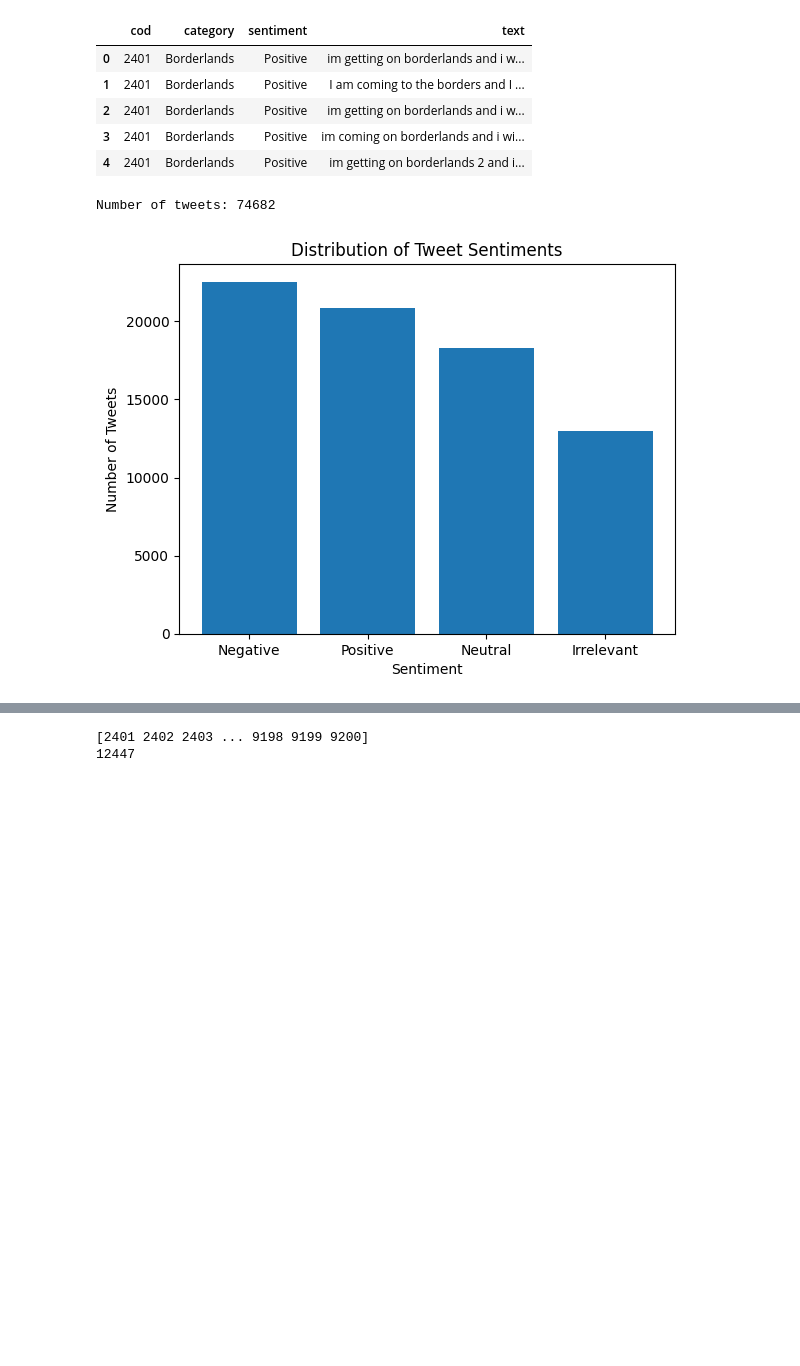
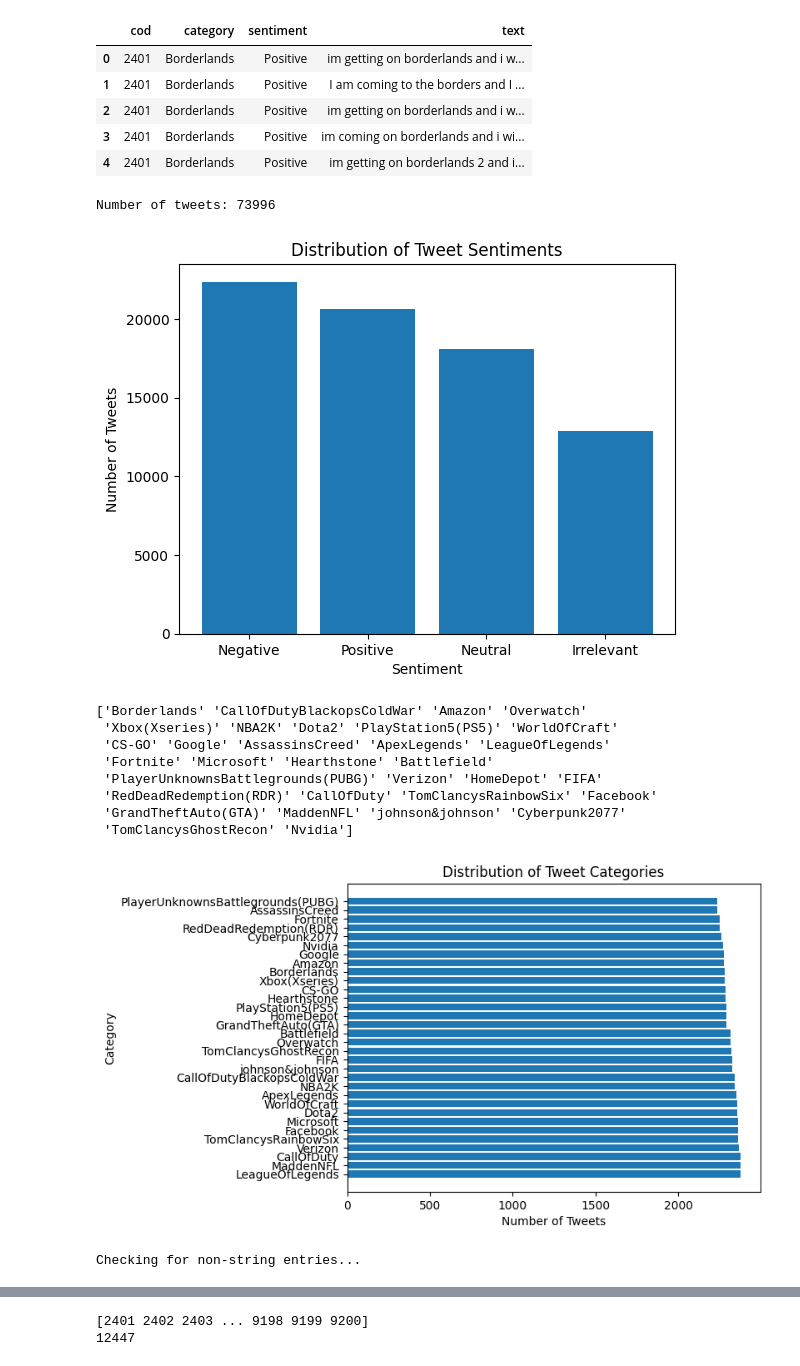
Before and after one commit to elenanespolo/Sentiment_Sarcasm_Analysis, a Jupyter notebook: dataset.ipynb, the cells around one changed output, grey strips where cells are left out. Drawn from its saved outputs; the diff is of its cells as text; code cells hidden in the pictures; blank space fills up the shorter version.

```diff
--- a/dataset.ipynb
+++ b/dataset.ipynb
@@ -14,7 +14,14 @@ from tqdm import tqdm
 
 Taken from: https://www.geeksforgeeks.org/nlp/dataset-for-sentiment-analysis/
 # %%
-df_twitter = pd.read_csv('twitter_sentiment_analysis.csv', header=None, names=['cod', 'category', 'sentiment', 'text'])
+df_twitter = pd.read_csv(
+    'dataset/twitter/twitter_sentiment_analysis.csv',
+    header=0,
+    names=['cod', 'category', 'sentiment', 'text']
+)
+# drop na
+df_twitter = df_twitter.dropna()
+
 df_twitter.head()
 # %% [output]
 |  | cod | category | sentiment | text |
@@ -26,12 +33,55 @@ df_twitter.head()
 # %%
 print("Number of tweets:", len(df_twitter))
 
 sentiment_counts = df_twitter['sentiment'].value_counts()
 plt.bar(sentiment_counts.index, sentiment_counts.values)
 plt.xlabel('Sentiment')
 plt.ylabel('Number of Tweets')
 plt.title('Distribution of Tweet Sentiments')
 plt.show()
+
+print(df_twitter['category'].unique())
+
+# num sample per category horizontal bar plot
+category_counts = df_twitter['category'].value_counts()
+plt.barh(category_counts.index, category_counts.values)
+plt.ylabel('Category')
+plt.xlabel('Number of Tweets')
+plt.title('Distribution of Tweet Categories')
+plt.show()
+
+print("Checking for non-string entries...")
+for i, text in enumerate(df_twitter['text']):
+    if not isinstance(text, str):
+        print(f"Non-string entry at index {i}: {text}")
+
+
+# calculating number of words in each tweet
+df_twitter['nr_words'] = df_twitter['text'].apply(lambda x: len(x.split()))
+plt.hist(df_twitter['nr_words'], bins=30)
+plt.xlabel('Number of words')
+plt.ylabel('Number of Tweets')
+plt.vlines(df_twitter['nr_words'].mean(), 0, 5000, colors='r', linestyles='dashed', label='Mean')
+plt.title('Distribution of Tweet Lengths')
+plt.show()
+
+# avg length per topic
+avg_length_per_category = df_twitter.groupby('category')['nr_words'].mean()
+plt.barh(avg_length_per_category.index, avg_length_per_category.values)
+plt.ylabel('Category')
+plt.xlabel('Average Number of Words')
+plt.title('Average Tweet Length per Category')
+plt.show()
 # %% [output]
-Number of tweets: 74682
+Number of tweets: 73996
 [figure]
+['Borderlands' 'CallOfDutyBlackopsColdWar' 'Amazon' 'Overwatch'
+ 'Xbox(Xseries)' 'NBA2K' 'Dota2' 'PlayStation5(PS5)' 'WorldOfCraft'
+ 'CS-GO' 'Google' 'AssassinsCreed' 'ApexLegends' 'LeagueOfLegends'
+ 'Fortnite' 'Microsoft' 'Hearthstone' 'Battlefield'
+ 'PlayerUnknownsBattlegrounds(PUBG)' 'Verizon' 'HomeDepot' 'FIFA'
+ 'RedDeadRedemption(RDR)' 'CallOfDuty' 'TomClancysRainbowSix' 'Facebook'
+ 'GrandTheftAuto(GTA)' 'MaddenNFL' 'johnson&johnson' 'Cyberpunk2077'
+ 'TomClancysGhostRecon' 'Nvidia']
+[figure, added]
+Checking for non-string entries...
```
Also changed, not shown: parts of 6 cells of this notebook, 2 other files.
